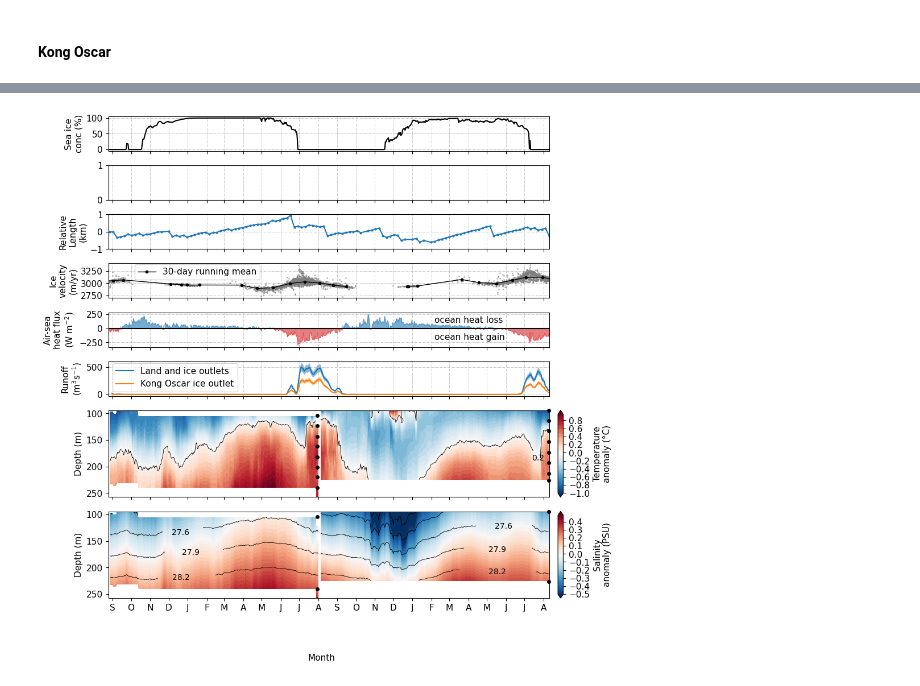
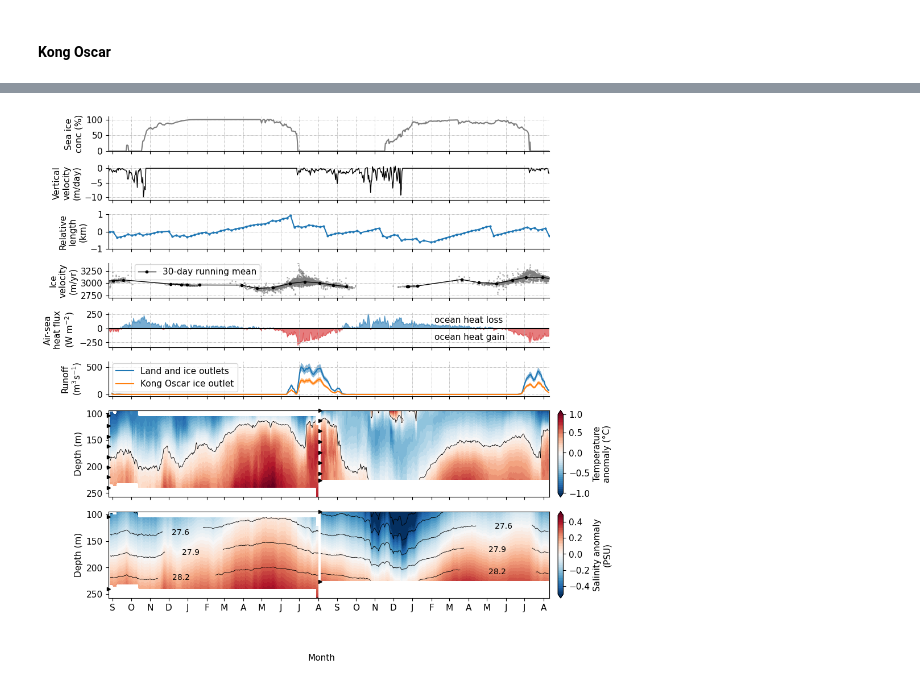
Before and after one commit to mjzahn/OMG_Narwhals_hydrography-manuscript, a Jupyter notebook: Analyses-and-plots/Mulit-panel plot for each site.ipynb, the cells around one changed output, grey strips where cells are left out. Drawn from its saved outputs; the diff is of its cells as text; code cells hidden in the pictures.

```diff
--- a/Analyses-and-plots/Mulit-panel plot for each site.ipynb
+++ b/Analyses-and-plots/Mulit-panel plot for each site.ipynb
@@ -234,2 +284,8 @@ sverdrup_dens_interp_ds = xr.open_dataset(mooring_interp_path + 'OMG_Narwhals_Mo
+# %%
+## subset data for each grid cell closest to mooring
+ekman_KO = w_ek_m_perday.sel(latitude = 75.75, longitude = -60)
+ekman_sver = w_ek_m_perday.sel(latitude = 75.5, longitude = -59)
+ekman_rink = w_ek_m_perday.sel(latitude = 76, longitude = -61.25)
+ekman_fisher = w_ek_m_perday.sel(latitude = 76, longitude = -61.75)
 # %% [markdown]
 ### Make multi-panel plots
@@ -235,0 +515,4 @@ sverdrup_dens_interp_ds = xr.open_dataset(mooring_interp_path + 'OMG_Narwhals_Mo
+# %%
+# take mean for upper 400 meters
+rink_temp_interp_ds_upper400m_avg = rink_temp_interp_ds.temperature.sel(depth=slice(0,400)).mean()
+rink_salt_interp_ds_upper400m_avg = rink_salt_interp_ds.salinity.sel(depth=slice(0,400)).mean()
@@ -236,10 +599,2 @@ sverdrup_dens_interp_ds = xr.open_dataset(mooring_interp_path + 'OMG_Narwhals_Mo
 # %% [markdown]
 #### Kong Oscar
-# %%
-## contour labeling handles datetime values weirdly...
-# here is how to see the (x,y) position of automatically placed contour labels
-
-cs = KO_dens_interp_ds.density.plot.contour(colors='black', linewidths=0.6)
-cl = plt.clabel(cs, fontsize=10, fmt='%.1f')
-for i in range(10):
-    print(cl[i].get_position())
@@ -257,7 +601,8 @@ Data variables:
 # %%
 #### set up figure with subplots #### =================================
 plt.rcParams['font.size'] = '11'
-fig, axs = plt.subplots(nrows=8, ncols=1, sharex=True, sharey=False, figsize=[10,11], gridspec_kw={'height_ratios': [0.2,0.2,0.2,0.2,0.2,0.2,0.5,0.5]})
+fig, axs = plt.subplots(nrows=8, ncols=1, sharex=True, sharey=False, figsize=[10,11],\
+                        gridspec_kw={'height_ratios': [0.2,0.2,0.2,0.2,0.2,0.2,0.5,0.5]})
 (ax1,ax2,ax3,ax4,ax5,ax6,ax7,ax8) = axs.ravel()
 plt.subplots_adjust(wspace=0.1, hspace=0.15)
 
@@ -271,12 +616,14 @@ for ax in (ax1,ax2,ax3,ax4,ax5,ax6):
 #### plot sea ice #### =================================
 # (ice_baffinbay_1d_avg.siconc*100).plot(ax=ax1, c='tab:gray', label = "N Baffin Bay")
 # (ice_KO.siconc*100).plot(ax=ax1, c='black', label = "Fjord")
-(ice_KO.siconc*100).plot(ax=ax1, c='black')
+(ice_KO.siconc*100).plot(ax=ax1, c='tab:gray')
+ax1.margins(y=0)
+ax1.set_ylim(0,110)
 # ax1.legend()
 
 #### plot vertical velocity #### =================================
-
-
+ekman_KO.plot(ax=ax2,c='k',linewidth=1)
+ax2.set_yticks([0,-5,-10])
 
 #### plot glacier length #### =================================
 ko_terminus_trunc_da = ko_terminus_da.sel(time=slice("2018-08-25","2020-08-10"))
@@ -317,13 +664,13 @@ salt = (KO_salt_interp_ds.salinity-KO_salt_interp_ds.salinity.mean()).plot.conto
 
 ## add isotherm at mean temp value
 cs = KO_temp_interp_ds.temperature.plot.contour(ax=ax7,levels=[KO_temp_interp_ds.temperature.mean().values], colors='black', linewidths=0.6)
-cl = ax7.clabel(cs, fontsize=10, fmt='%.1f',manual=[(18400,200)])
+# cl = ax7.clabel(cs, fontsize=10, fmt='%.1f',manual=[(17900,200),(18550,240)])
 for l in cl:l.set_rotation(0)
 
 ## add potential density contour lines and their labels
 cs = KO_dens_interp_ds.density.plot.contour(ax=ax8,colors='black', linewidths=0.6)
 manual_locations = [(17900,220),(17900,170),(17900,140),(18400,120),(18400,170),(18400,240)]
-cl = ax8.clabel(cs, fontsize=10, fmt='%.1f',manual=manual_locations)
+cl = ax8.clabel(cs, fontsize=10, inline=True,fmt='%.1f',manual=manual_locations)
 for l in cl:l.set_rotation(0)
 
 ## add colorbars
@@ -334,7 +681,7 @@ axins = inset_axes(ax7,
     bbox_to_anchor=(1.02, 0., 1, 1),
     bbox_transform=ax7.transAxes,
     borderpad=0)
-fig.colorbar(temp,cax=axins,label='Temperature\nanomaly (°C)')
+fig.colorbar(temp,cax=axins,ticks=[-1,-0.5,0,0.5,1],label='Temperature\nanomaly (°C)')
 axins = inset_axes(ax8,
     width="1.2%",  # width: 5% of parent_bbox width
     height="100%",
@@ -342,44 +689,50 @@ axins = inset_axes(ax8,
     bbox_to_anchor=(1.02, 0., 1, 1),
     bbox_transform=ax8.transAxes,
     borderpad=0)
-fig.colorbar(salt,cax=axins,label='Salinity\nanomaly (PSU)')
+fig.colorbar(salt,cax=axins,ticks=[-0.4,-0.2,0,0.2,0.4],label='Salinity anomaly\n(PSU)')
 
 #### adjust axes settings #### =================================
 ## set limits
+ax2.set_ylim(-11,1)
 ax3.set_ylim(-1,1)
 ax4.set_ylim(2700,3400)
 ax7.set_ylim(KO_temp_interp_ds.depth.max(),KO_temp_interp_ds.depth.min())
 ax8.set_ylim(KO_salt_interp_ds.depth.max(),KO_salt_interp_ds.depth.min())
 ax8.set_xlim([np.datetime64("2018-08-25"),np.datetime64("2020-08-10")])
 
 ## add axis labels and ticks
 ax1.set_ylabel("Sea ice\nconc (%)")
 ax1.set_yticks([0,50,100])
-ax3.set_ylabel("Relative\nLength\n(km)")
+ax2.set_ylabel("Vertical\nvelocity\n(m/day)")
+ax3.set_ylabel("Relative\nlength\n(km)")
 ax4.set_ylabel("Ice\nvelocity\n(m/yr)")
 ax5.set_ylabel("Air-sea\nheat flux\n(W m$^{-2}$)")
 ax6.set_ylabel("Runoff\n(m$^3$s$^{-1}$)")
 ax7.set_ylabel("Depth (m)")
 ax8.set_ylabel("Depth (m)")
 
 ## lower axis label
 months   = pd.period_range(np.datetime64('2018-09'), freq='M', periods=24).strftime('%Y-%m').tolist()
 abbrev = ["S","O",'N','D',"J",'F','M','A','M','J','J','A',"S","O",'N','D',"J",'F','M','A','M','J','J','A']
 ax8.set_xticks(months, abbrev, rotation=0, horizontalalignment = 'center')
 ax8.set_xlabel("")
 fig.text(0.5, 0.01, 'Month', size=11, ha='center')
 
 for ax in (ax1,ax2,ax3,ax4,ax5,ax6,ax7):
     ax.set_xlabel("")
     ax.set_title("")
+for ax in (ax1,ax2,ax3,ax4,ax5,ax6):
+    ax.spines['top'].set_visible(False)
+    ax.spines['right'].set_visible(False)
+    # ax.spines['bottom'].set_visible(False)
 
 #### add sensor depths #### =================================
-ax7.plot(list(itertools.repeat(kongoscar19.time[-5].values, len(kongoscar19.Depth_temp))), kongoscar19.Depth_temp.values,"o", color='black', markersize=4, clip_on=False)
-ax7.plot(list(itertools.repeat(kongoscar20.time[-1].values, len(kongoscar20.Depth_temp))), kongoscar20.Depth_temp.values,"o", color='black', markersize=4, clip_on=False)
+ax7.plot(list(itertools.repeat(kongoscar19.time[0].values-1, len(kongoscar19.Depth_temp))), kongoscar19.Depth_temp.values,">", color='black', markersize=4, clip_on=False)
+ax7.plot(list(itertools.repeat(kongoscar20.time[0].values-1, len(kongoscar20.Depth_temp))), kongoscar20.Depth_temp.values,">", color='black', markersize=4, clip_on=False)
 
-ax8.plot(list(itertools.repeat(kongoscar19.time[-5].values, len(kongoscar19.Depth_CTD))), kongoscar19.Depth_CTD.values,"o", color='black', markersize=4, clip_on=False)
-ax8.plot(list(itertools.repeat(kongoscar20.time[-1].values, len(kongoscar20.Depth_CTD))), kongoscar20.Depth_CTD.values,"o", color='black', markersize=4, clip_on=False);
+ax8.plot(list(itertools.repeat(kongoscar19.time[0].values, len(kongoscar19.Depth_CTD))), kongoscar19.Depth_CTD.values,">", color='black', markersize=4, clip_on=False)
+ax8.plot(list(itertools.repeat(kongoscar20.time[0].values, len(kongoscar20.Depth_CTD))), kongoscar20.Depth_CTD.values,">", color='black', markersize=4, clip_on=False);
 
-# plt.savefig("figures/kong-oscar_subplots.png", bbox_inches="tight")
+plt.savefig("figures/kong-oscar_subplots.png", bbox_inches="tight")
 # %% [output]
-[figure, old version]
+[figure, new version]
```
Also changed, not shown: parts of 31 cells of this notebook, 5 other files.
